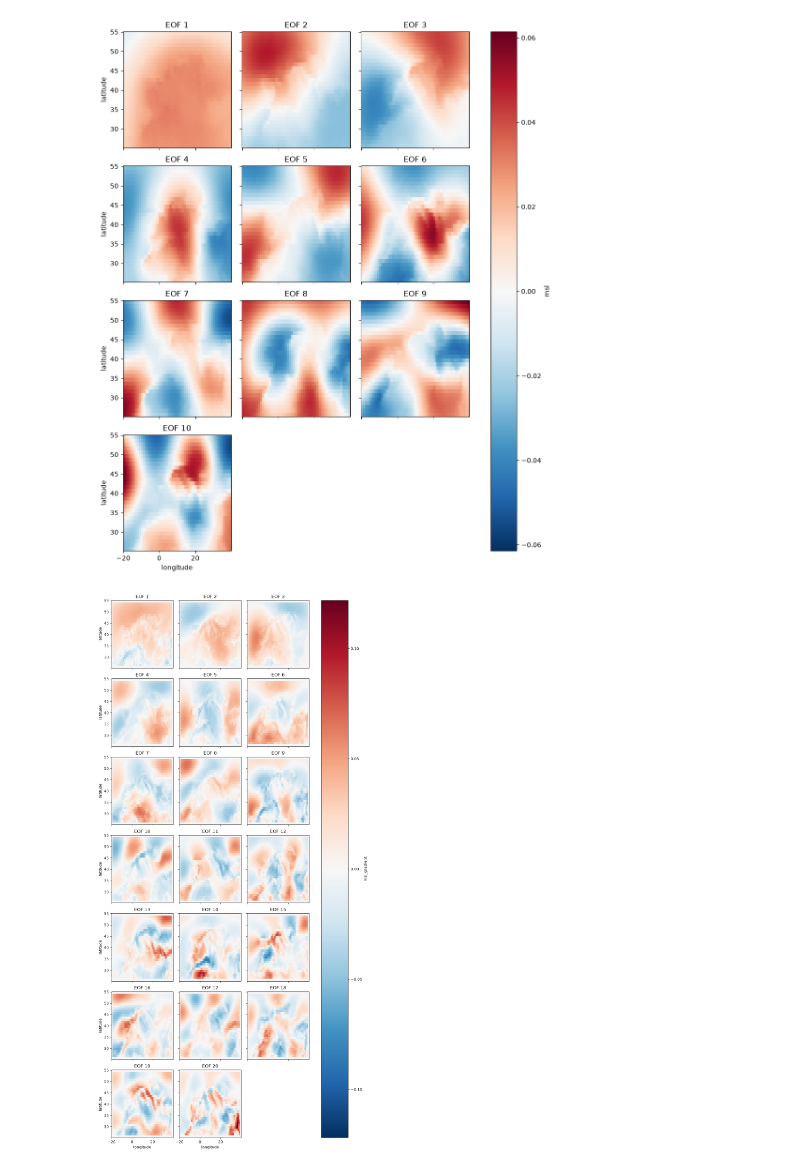
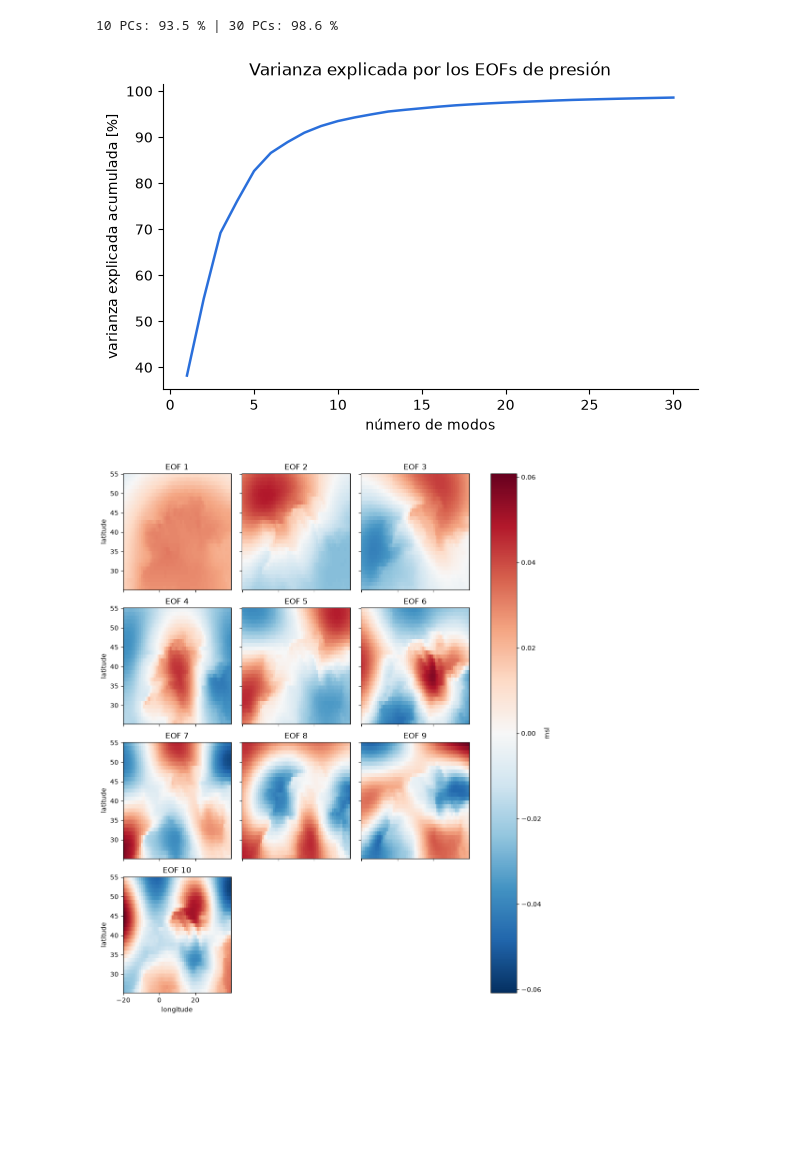
Before and after one commit to pablo-aloalg/XGBoost_VAR, a Jupyter notebook: 01_PCA_atmos.ipynb, the cells around one changed output. Drawn from its saved outputs; the diff is of its cells as text; code cells hidden in the pictures; blank space fills up the shorter version.

Commit message:
Pipeline limpio, parte atmosferica: PCA bluemath 30 PCs a 6 h (01), PVAR n_harm 0/1/2 y validacion (02A/02B), gradiente reconstruido con inverse_transform (03); antiguos a _archivo

```diff
--- a/01_PCA_atmos.ipynb
+++ b/01_PCA_atmos.ipynb
@@ -103,0 +13,5 @@ gradiente: > 50 modos (llega al 73.7 %)  ·  primeros 5 = 29.7 %  ·  10 = 42.7
+# %%
+era5 = xr.open_zarr('data/era5_mslp_grad_1985_2026_1deg_hourly.zarr').rename({'valid_time': 'time'})
+era5 = era5.sel(time=era5.time.dt.hour.isin([0, 6, 12, 18]))
+
+training = slice('1985-01-01', '2015-12-31')
@@ -103,0 +20,7 @@ gradiente: > 50 modos (llega al 73.7 %)  ·  primeros 5 = 29.7 %  ·  10 = 42.7
+# %%
+N_PCS = 30
+
+pca_msl = PCA(n_components=N_PCS)
+pca_msl._pca = PCA_(n_components=N_PCS, svd_solver='covariance_eigh')
+pca_msl.fit_transform(data=era5[['msl']].sel(time=training), vars_to_stack=['msl'],
+                      coords_to_stack=['latitude', 'longitude'], pca_dim_for_rows='time')
@@ -104,8 +39,15 @@ gradiente: > 50 modos (llega al 73.7 %)  ·  primeros 5 = 29.7 %  ·  10 = 42.7
+# %%
+cum = np.cumsum(pca_msl.explained_variance_ratio)
+
+fig, ax = plt.subplots(figsize=(6, 3.8), constrained_layout=True)
+ax.plot(np.arange(1, N_PCS + 1), cum * 100, color='#2a6fdb', lw=1.8)
+ax.set(xlabel='número de modos', ylabel='varianza explicada acumulada [%]', title='Varianza explicada por los EOFs de presión')
+ax.spines[['top', 'right']].set_visible(False)
+print(f'10 PCs: {cum[9] * 100:.1f} % | {N_PCS} PCs: {cum[-1] * 100:.1f} %')
+# %% [output]
+10 PCs: 93.5 % | 30 PCs: 98.6 %
+[figure, added]
 # %%
 pca_msl.plot_eofs(vars_to_plot=['msl'], num_eofs=10)
 # %% [output]
-[figure, old version]
+[figure, new version]
-# %%
-pca_msl_gradient.plot_eofs(vars_to_plot=['msl_gradient'], num_eofs=20)
-# %% [output]
-[figure, removed]
```
Also changed, not shown: parts of 23 cells of this notebook, 38 other files.
